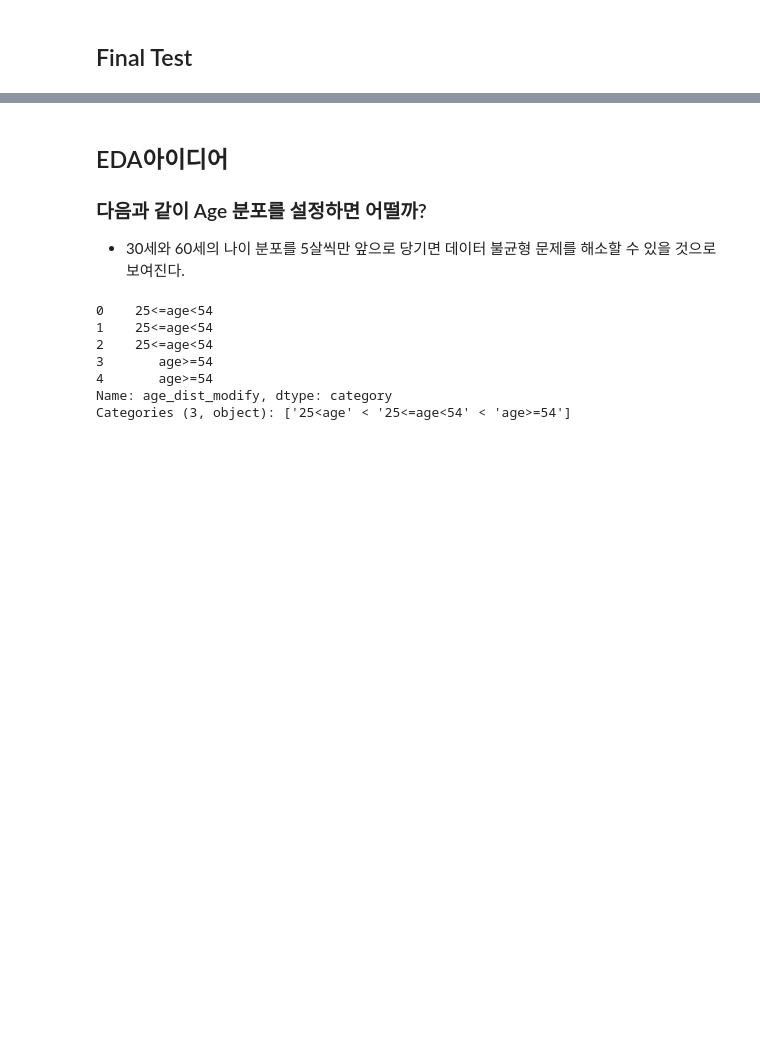
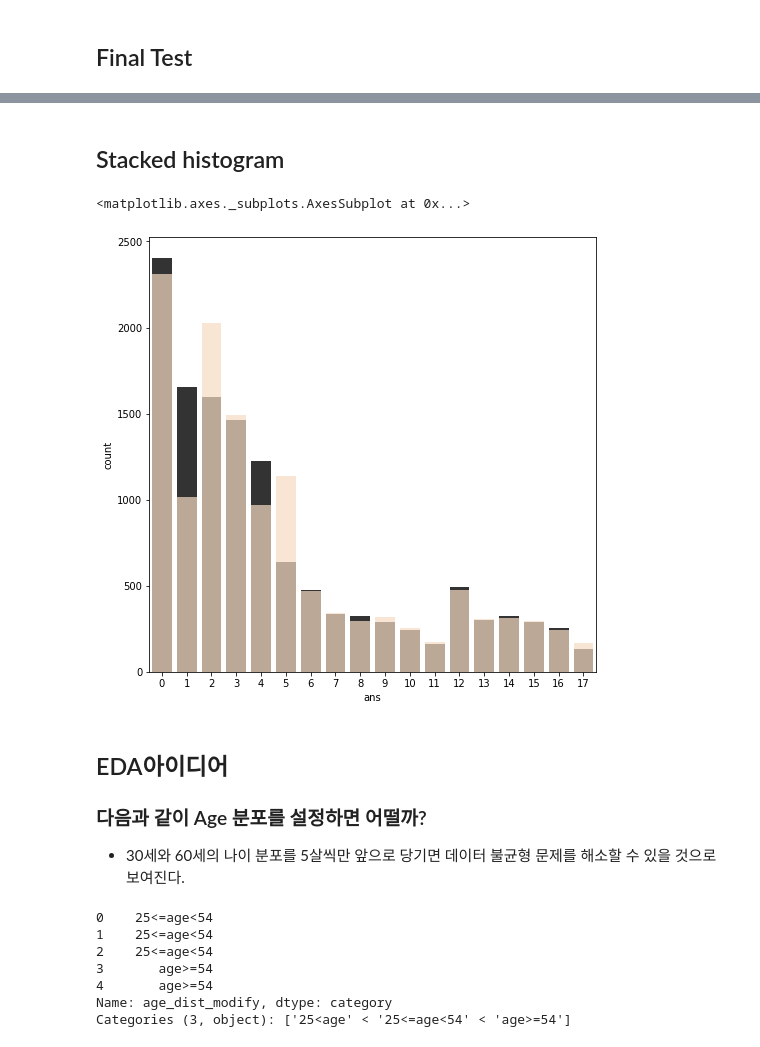
Before and after one commit to kiwon94/level1-image-classification-level1-nlp-10, a Jupyter notebook: Check_Output_csv.ipynb, the cells around one changed output, grey strips where cells are left out. Saved outputs shown, nothing was run; the diff lists cells and outputs as text; code cells hidden in the pictures; blank space fills up the shorter version.

```diff
--- a/Check_Output_csv.ipynb
+++ b/Check_Output_csv.ipynb
@@ -161,3 +84,13 @@ ax[2].set_ylim(0, 2500)
+# %% [markdown]
+## Stacked histogram
+# %%
+fig, ax = plt.subplots(1, 1, figsize=(8, 8))
+sns.barplot(x='label', y='label*126', data=test_df, color='black', ax=ax, alpha=0.8)
+sns.countplot(x='ans', data=output_df, color='peachpuff', ax=ax, alpha=0.7)
+# sns.countplot(x='ans', data=output_df2, palette='crest', ax=ax, alpha=0.9)
+# %% [output]
+<matplotlib.axes._subplots.AxesSubplot at 0x...>
+[figure, added]
 # %% [markdown]
 ## EDA아이디어
 ### 다음과 같이 Age 분포를 설정하면 어떨까?
```
Also changed, not shown: parts of 9 cells of this notebook, 1 other file.
